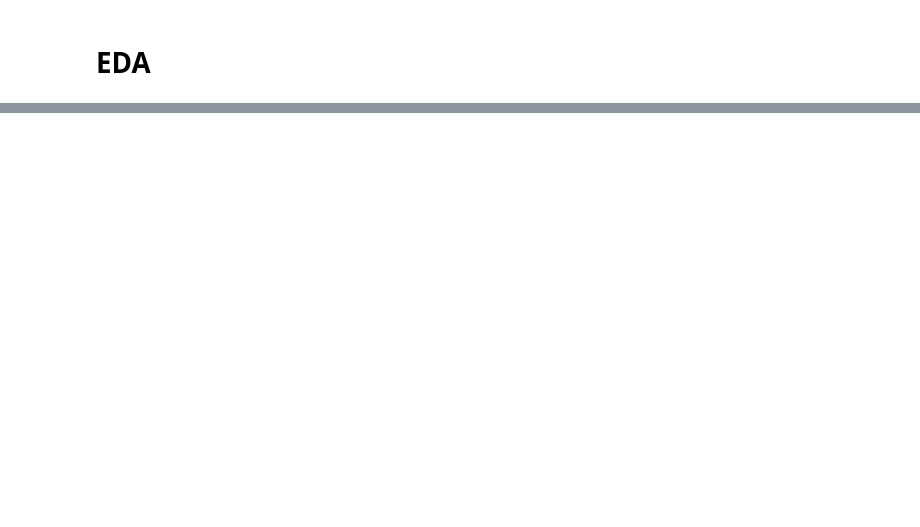
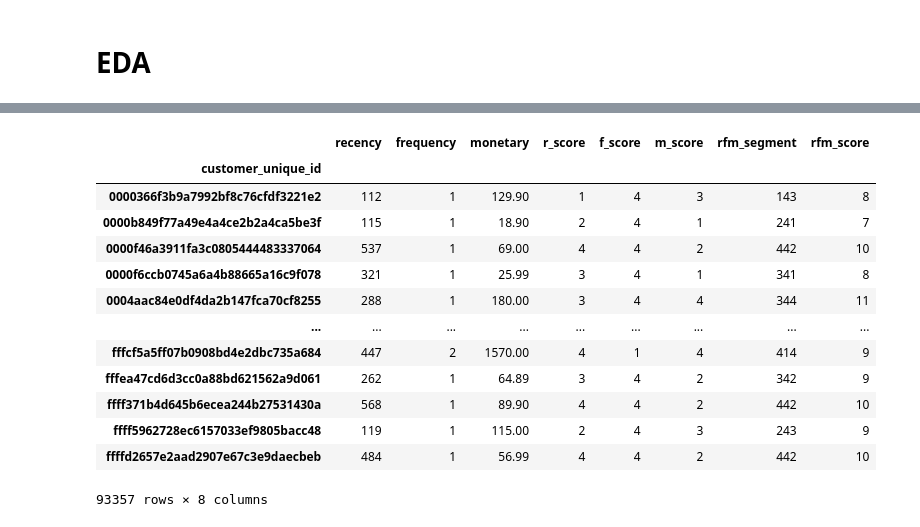
Before and after one commit to elaragao/Portifolio, a Jupyter notebook: RFM_Analysis.ipynb, the cells around one changed output, grey strips where cells are left out. Drawn from its saved outputs; the diff is of its cells as text; code cells hidden in the pictures; blank space fills up the shorter version.

```diff
--- a/RFM_Analysis.ipynb
+++ b/RFM_Analysis.ipynb
@@ -199,0 +284,27 @@ df_delivered.head()
+# %%
+def rfm_scores(x, q, analysis, is_recency = False):
+
+    if is_recency:
+        if x <= q[analysis][0.25]:
+            return 1
+        elif x <= q[analysis][0.5]:
+            return 2
+        elif x <= q[analysis][0.75]:
+            return 3
+        else:
+            return 4
+
+
+    else:
+        if x <= q[analysis][0.25]:
+            return 4
+        elif x <= q[analysis][0.5]:
+            return 3
+        elif x <= q[analysis][0.75]:
+            return 2
+        else:
+            return 1
+# %%
+df_rfm['r_score'] = df_rfm['recency'].apply(rfm_scores, args = (quantiles, 'recency', True))
+df_rfm['f_score'] = df_rfm['frequency'].apply(rfm_scores, args = (quantiles, 'frequency', False))
+df_rfm['m_score'] = df_rfm['monetary'].apply(rfm_scores, args = (quantiles, 'monetary', True))
@@ -199,0 +352,17 @@ df_delivered.head()
+# %%
+df_rfm
+# %% [output]
+|  | recency | frequency | monetary | r_score | f_score | m_score | rfm_segment | rfm_score |
+| customer_unique_id |  |  |  |  |  |  |  |  |
+| 0000366f3b9a7992bf8c76cfdf3221e2 | 112 | 1 | 129.90 | 1 | 4 | 3 | 143 | 8 |
+| 0000b849f77a49e4a4ce2b2a4ca5be3f | 115 | 1 | 18.90 | 2 | 4 | 1 | 241 | 7 |
+| 0000f46a3911fa3c0805444483337064 | 537 | 1 | 69.00 | 4 | 4 | 2 | 442 | 10 |
+| 0000f6ccb0745a6a4b88665a16c9f078 | 321 | 1 | 25.99 | 3 | 4 | 1 | 341 | 8 |
+| 0004aac84e0df4da2b147fca70cf8255 | 288 | 1 | 180.00 | 3 | 4 | 4 | 344 | 11 |
+| ... | ... | ... | ... | ... | ... | ... | ... | ... |
+| fffcf5a5ff07b0908bd4e2dbc735a684 | 447 | 2 | 1570.00 | 4 | 1 | 4 | 414 | 9 |
+| fffea47cd6d3cc0a88bd621562a9d061 | 262 | 1 | 64.89 | 3 | 4 | 2 | 342 | 9 |
+| ffff371b4d645b6ecea244b27531430a | 568 | 1 | 89.90 | 4 | 4 | 2 | 442 | 10 |
+| ffff5962728ec6157033ef9805bacc48 | 119 | 1 | 115.00 | 2 | 4 | 3 | 243 | 9 |
+| ffffd2657e2aad2907e67c3e9daecbeb | 484 | 1 | 56.99 | 4 | 4 | 2 | 442 | 10 |
+93357 rows × 8 columns
```
Also changed, not shown: parts of 18 cells of this notebook.
